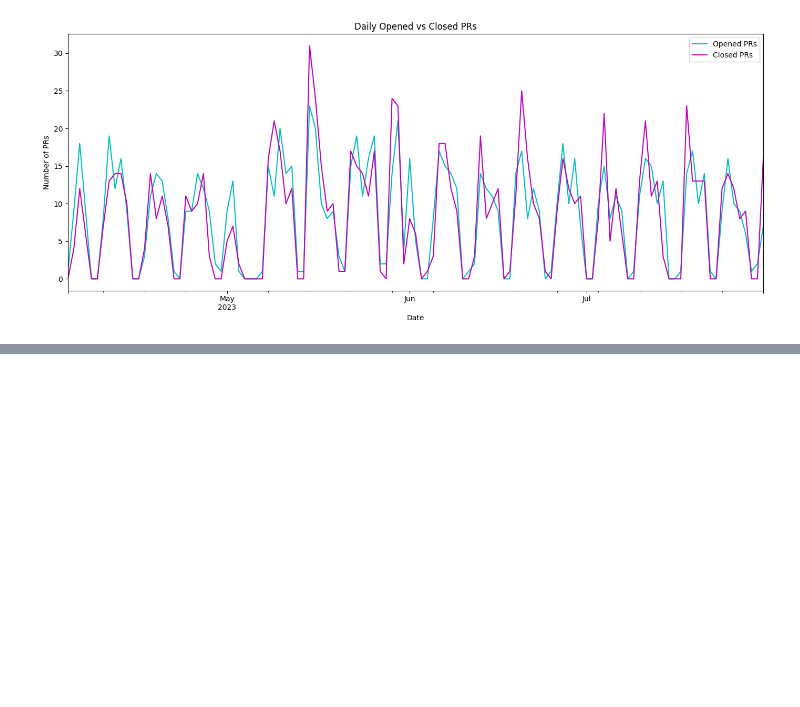
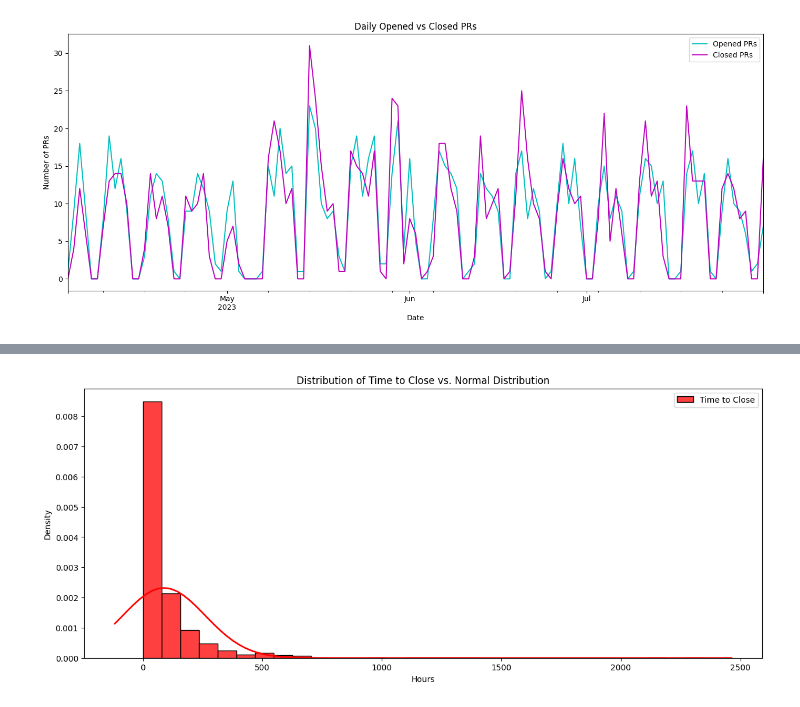
Before and after one commit to kzk-maeda/issue-metrics, a Jupyter notebook: metrics.ipynb, the cells around one changed output, grey strips where cells are left out. Saved outputs shown, nothing was run; the diff lists cells and outputs as text; code cells hidden in the pictures; blank space fills up the shorter version.

```diff
--- a/metrics.ipynb
+++ b/metrics.ipynb
@@ -161,0 +224,16 @@ plt.show()
+# %%
+# Time to Close
+plt.figure(figsize=(15, 6))
+mu2, std2 = df['time_to_close_hours'].mean(), df['time_to_close_hours'].std()
+sns.histplot(df['time_to_close_hours'], kde=False, bins=30, color='red', label='Time to Close', stat="density")
+xmin2, xmax2 = plt.xlim()
+x2 = np.linspace(xmin2, xmax2, 100)
+p2 = norm.pdf(x2, mu2, std2)
+plt.plot(x2, p2, 'k', linewidth=2, color='red')
+plt.title('Distribution of Time to Close vs. Normal Distribution')
+plt.xlabel('Hours')
+plt.ylabel('Density')
+plt.legend()
+plt.show()
+# %% [output]
+[figure, added]
```
Also changed, not shown: parts of 4 cells of this notebook.
